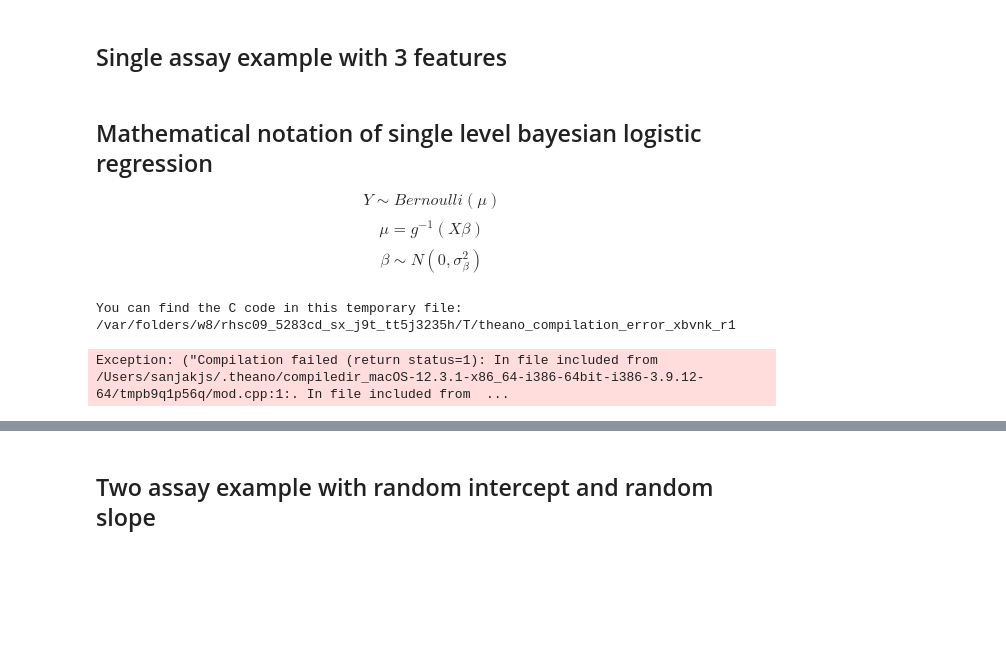
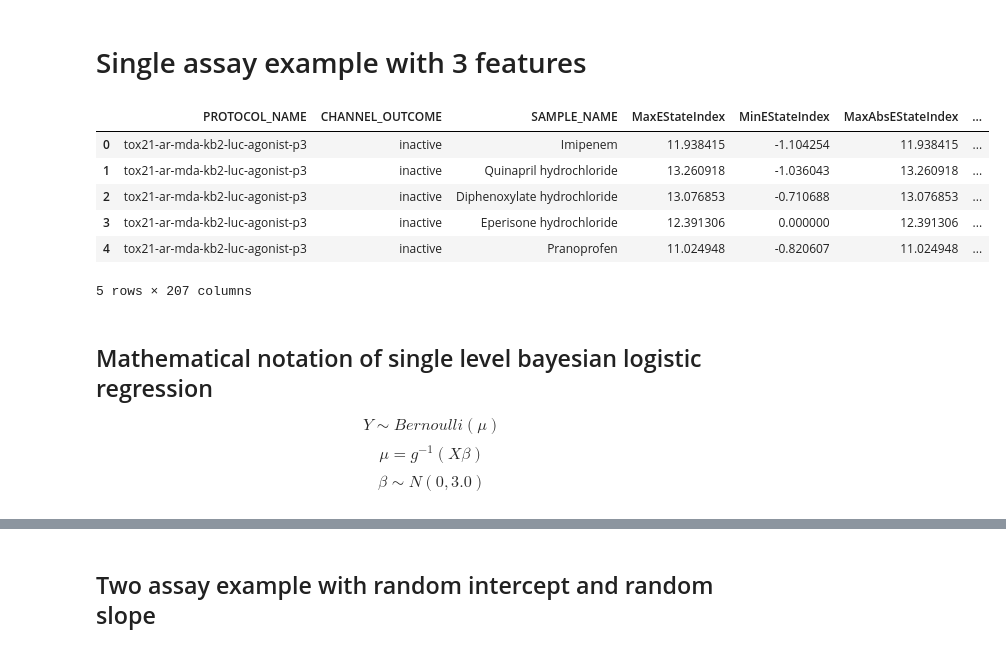
Before and after one commit to wzeng96/bayesian-bioassay, a Jupyter notebook: notebooks/hierarchichal_logistic_regression_tox21.ipynb, the cells around one changed output, grey strips where cells are left out. Saved outputs shown, nothing was run; the diff lists cells and outputs as text; code cells hidden in the pictures; blank space fills up the shorter version.

```diff
--- a/notebooks/hierarchichal_logistic_regression_tox21.ipynb
+++ b/notebooks/hierarchichal_logistic_regression_tox21.ipynb
@@ -17,9 +13,19 @@ import arviz as az
 # %%
 tox21_two_assays = pd.read_csv("../data/two-assay-example.csv")
 # %% [markdown]
-## Single assay example with 3 features
+# Single assay example with 3 features
 # %%
 one_assay = tox21_two_assays[tox21_two_assays['PROTOCOL_NAME'] == 'tox21-ar-mda-kb2-luc-agonist-p3']
+# %%
+one_assay.head()
+# %% [output]
+|  | PROTOCOL_NAME | CHANNEL_OUTCOME | SAMPLE_NAME | MaxEStateIndex | MinEStateIndex | MaxAbsEStateIndex | ... |
+| 0 | tox21-ar-mda-kb2-luc-agonist-p3 | inactive | Imipenem | 11.938415 | -1.104254 | 11.938415 | ... |
+| 1 | tox21-ar-mda-kb2-luc-agonist-p3 | inactive | Quinapril hydrochloride | 13.260918 | -1.036043 | 13.260918 | ... |
+| 2 | tox21-ar-mda-kb2-luc-agonist-p3 | inactive | Diphenoxylate hydrochloride | 13.076853 | -0.710688 | 13.076853 | ... |
+| 3 | tox21-ar-mda-kb2-luc-agonist-p3 | inactive | Eperisone hydrochloride | 12.391306 | 0.000000 | 12.391306 | ... |
+| 4 | tox21-ar-mda-kb2-luc-agonist-p3 | inactive | Pranoprofen | 11.024948 | -0.820607 | 11.024948 | ... |
+5 rows × 207 columns
 # %%
 X = one_assay.iloc[:,3:]
 y = one_assay.CHANNEL_OUTCOME
@@ -31,13 +41,10 @@ Y_bayes = pd.factorize(one_assay.CHANNEL_OUTCOME)
 ## Mathematical notation of single level bayesian logistic regression
 $$ Y \sim Bernoulli(\mu)$$
 $$ \mu = g^{-1}(X\beta)$$
-$$\beta  \sim N(0,\sigma^{2}_{\beta})$$
+$$\beta  \sim N(0,3.0)$$
 # %%
 with pm.Model() as logistic_model:
-    betas = pm.Normal('betas', 0.0, sd=3.0, shape=4)
+    betas = pm.Normal('betas', mu=0.0, sigma=3.0, shape=4)
     p = 1.0 / (1.0 + T.exp(-T.dot(X_bayes, betas)))
     likelihood = pm.Bernoulli('likelihood', p, observed=Y_bayes[0])
-# %% [output]
-You can find the C code in this temporary file: /var/folders/w8/rhsc09_5283cd_sx_j9t_tt5j3235h/T/theano_compilation_error_xbvnk_r1
-Exception: ("Compilation failed (return status=1): In file included from /Users/sanjakjs/.theano/compiledir_macOS-12.3.1-x86_64-i386-64bit-i386-3.9.12-64/tmpb9q1p56q/mod.cpp:1:. In file included from  ...
 # %%
```
Also changed, not shown: parts of 21 cells of this notebook.
